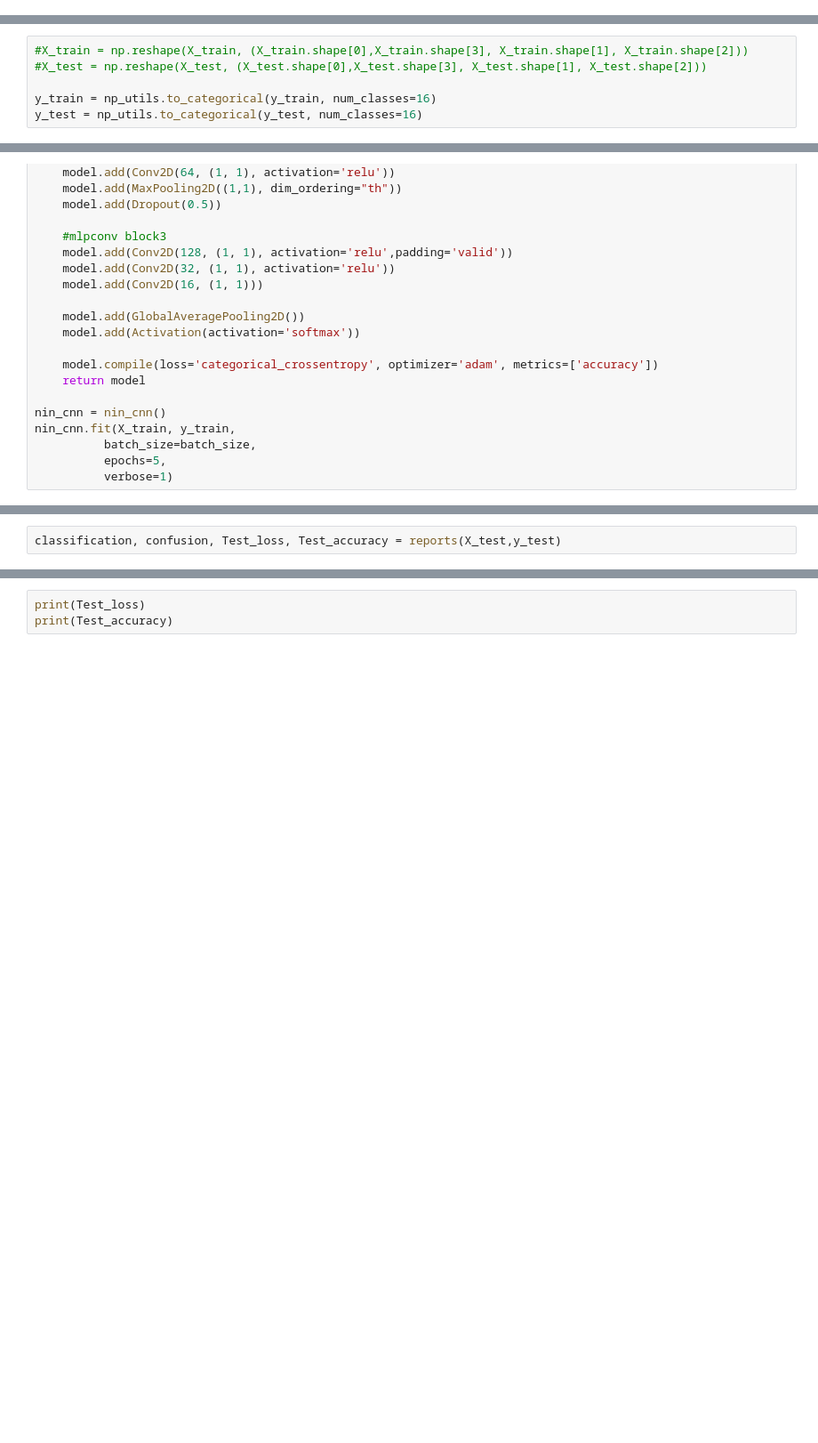
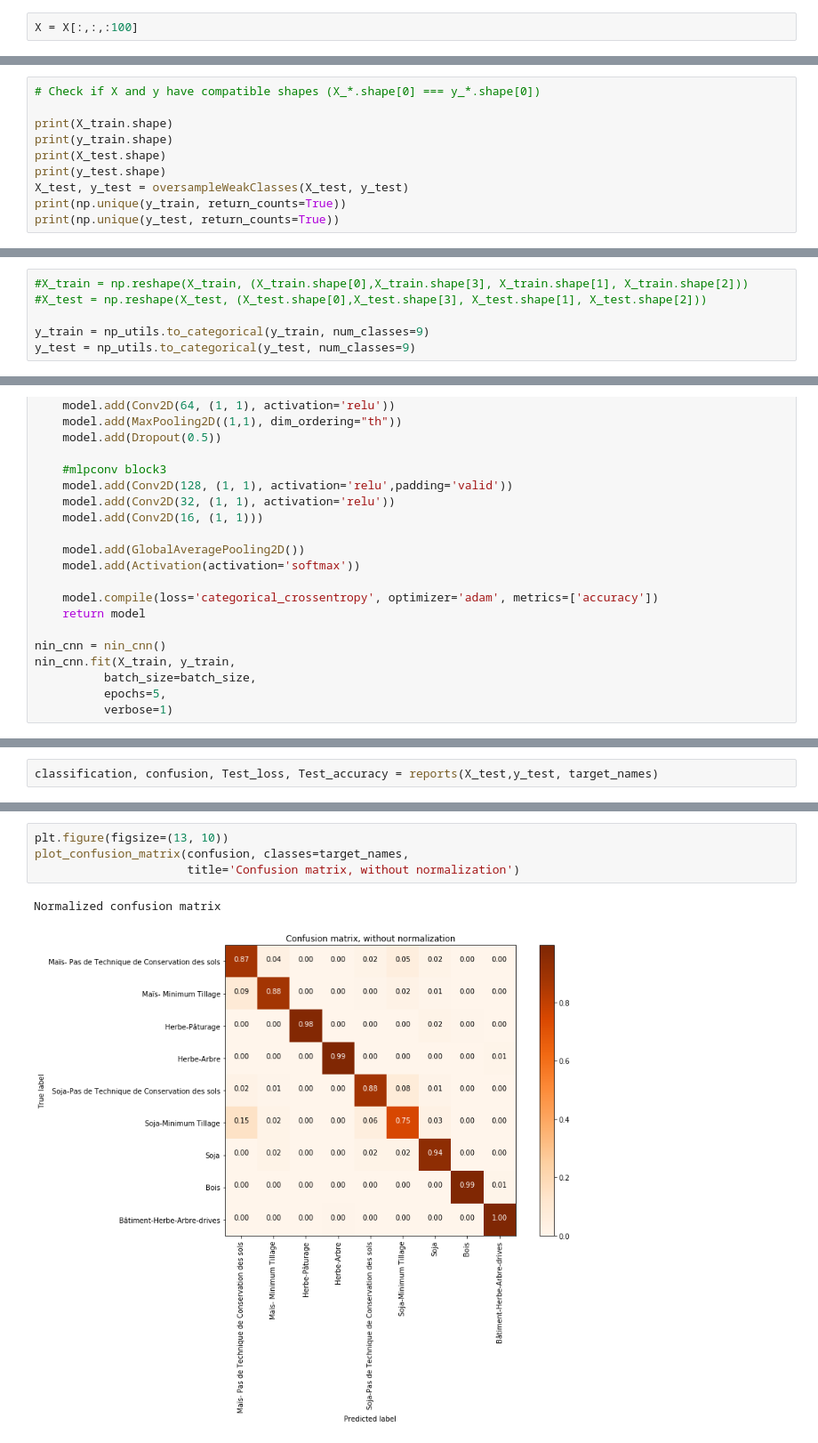
Before and after one commit to MeryllEssig/hyperspectral-image-classification, a Jupyter notebook: Project.ipynb, the cells around one changed output, grey strips where cells are left out. Shown at 89% size. Cells and saved outputs as stored; diff of their text form; blank space fills up the shorter version.

Commit message:
Solved bugs, added random shuffling for y_train and y_test

```diff
--- a/Project.ipynb
+++ b/Project.ipynb
@@ -330,3 +399,5 @@ X.shape
+# %%
+X = X[:,:,:100]
 # %%
 # Add padding, move patch along the array, make image one dimensional, and split provided train and test_data with removing zeros labels at the same time
 # X.shape : (Pixels_in_one_band, patch_row, patch_col, reflectance_band)
@@ -352,0 +426,10 @@ print(y_train.shape)
+# %%
+# Check if X and y have compatible shapes (X_*.shape[0] === y_*.shape[0])
+
+print(X_train.shape)
+print(y_train.shape)
+print(X_test.shape)
+print(y_test.shape)
+X_test, y_test = oversampleWeakClasses(X_test, y_test)
+print(np.unique(y_train, return_counts=True))
+print(np.unique(y_test, return_counts=True))
@@ -354,8 +444,8 @@ print(y_train.shape)
 #X_train = np.reshape(X_train, (X_train.shape[0],X_train.shape[3], X_train.shape[1], X_train.shape[2]))
 #X_test = np.reshape(X_test, (X_test.shape[0],X_test.shape[3], X_test.shape[1], X_test.shape[2]))
 
-y_train = np_utils.to_categorical(y_train, num_classes=16)
-y_test = np_utils.to_categorical(y_test, num_classes=16)
+y_train = np_utils.to_categorical(y_train, num_classes=9)
+y_test = np_utils.to_categorical(y_test, num_classes=9)
 # %%
 input_shape= X_train[0].shape
 print(input_shape)
@@ -456,2 +681,2 @@ voting.fit(X_train, y_enc)
 # %%
-classification, confusion, Test_loss, Test_accuracy = reports(X_test,y_test)
+classification, confusion, Test_loss, Test_accuracy = reports(X_test,y_test, target_names)
@@ -460,6 +701,10 @@ print(classification)
-# %%
-print(Test_loss)
-print(Test_accuracy)
+# %%
+plt.figure(figsize=(13, 10))
+plot_confusion_matrix(confusion, classes=target_names,
+                      title='Confusion matrix, without normalization')
+# %% [output]
+Normalized confusion matrix
+[figure, added]
 # %%
 X_garbage, train_data, test_data = loadData()
 #X = dimensionalityReduction(X, )
```
Also changed, not shown: parts of 25 cells of this notebook.
